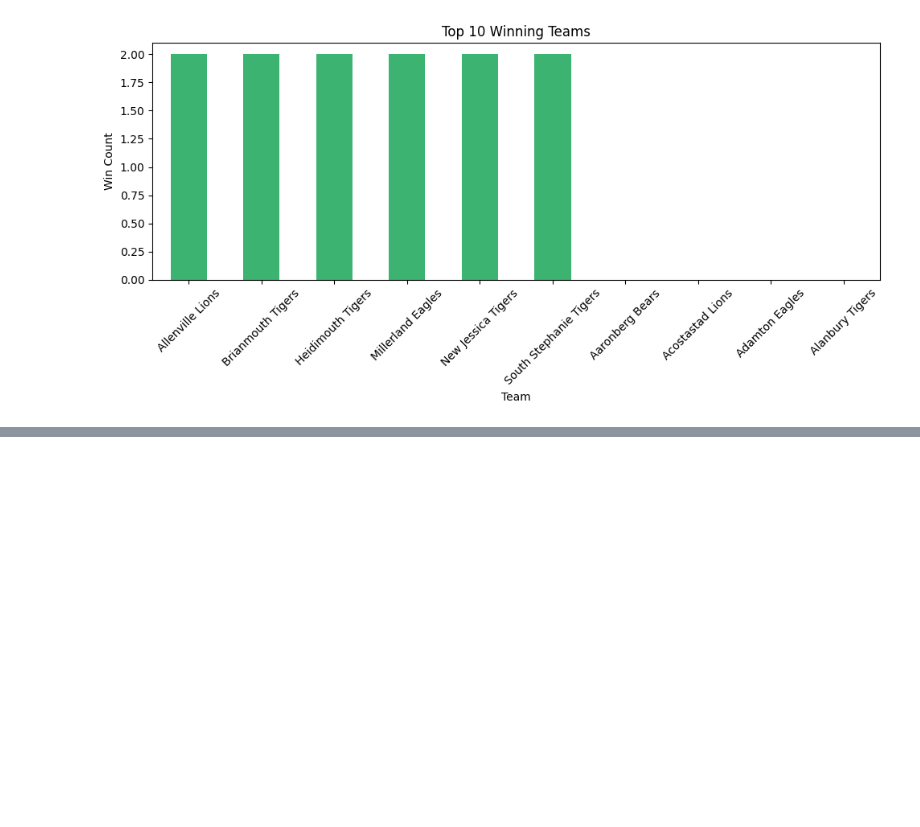
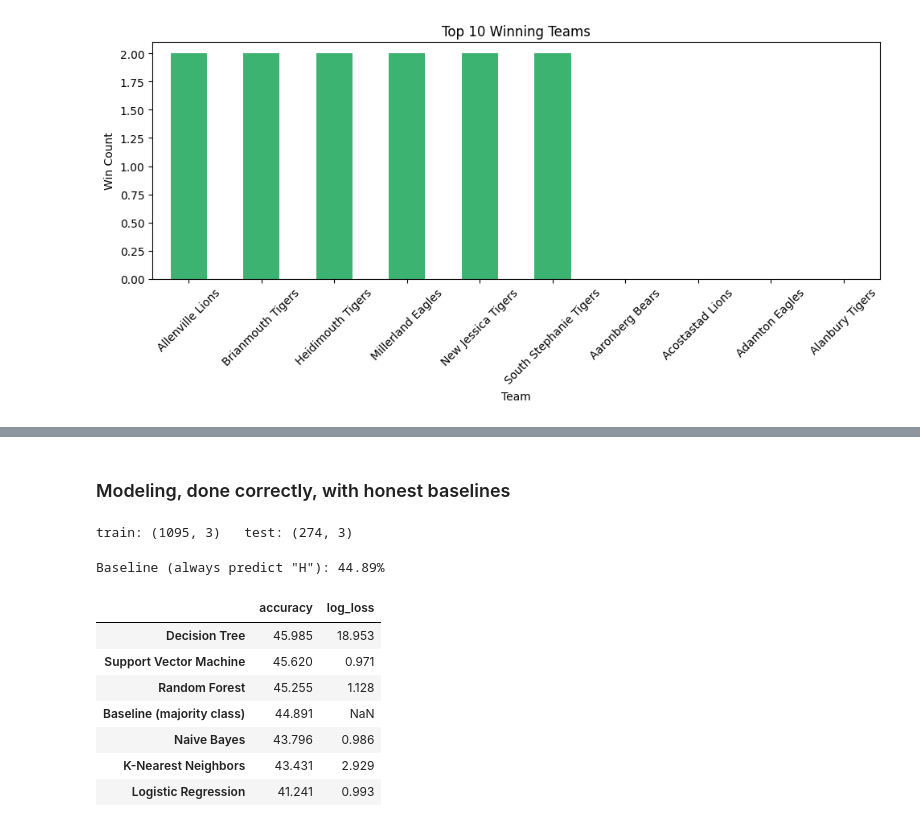
Before and after one commit to SilverKai13/Odds-Analysis-and-Prediction, a Jupyter notebook: oddsAI.ipynb, the cells around one changed output, grey strips where cells are left out. Saved outputs shown, nothing was run; the diff lists cells and outputs as text; code cells hidden in the pictures; blank space fills up the shorter version.

```diff
--- a/oddsAI.ipynb
+++ b/oddsAI.ipynb
@@ -251,0 +237,2 @@ plt.show()
+# %% [markdown]
+### Modeling, done correctly, with honest baselines
@@ -251,0 +249,50 @@ plt.show()
+# %%
+# Features: the odds only (the sole plausible signal). Median-impute the
+# missing values (Draw_Odds in particular is missing for most rows).
+features = ['Home_Team_Odds', 'Away_Team_Odds', 'Draw_Odds']
+X = df[features].fillna(df[features].median())
+y = df['Outcome']
+
+X_train, X_test, y_train, y_test = train_test_split(
+    X, y, test_size=0.2, random_state=42, stratify=y)
+
+print('train:', X_train.shape, '  test:', X_test.shape)
+# %% [output]
+train: (1095, 3)   test: (274, 3)
+# %%
+# Baseline 1: always predict the most common outcome (majority class).
+# This is the number every real model must beat to be worth anything.
+majority = DummyClassifier(strategy='most_frequent').fit(X_train, y_train)
+maj_acc = accuracy_score(y_test, majority.predict(X_test)) * 100
+print(f'Baseline (always predict "{y_train.mode()[0]}"): {maj_acc:.2f}%')
+# %% [output]
+Baseline (always predict "H"): 44.89%
+# %%
+models = {
+    'Logistic Regression': LogisticRegression(max_iter=1000),
+    'Decision Tree': DecisionTreeClassifier(random_state=42),
+    'Random Forest': RandomForestClassifier(random_state=42),
+    'Naive Bayes': GaussianNB(),
+    'K-Nearest Neighbors': KNeighborsClassifier(),
+    'Support Vector Machine': SVC(probability=True, random_state=42),
+}
+
+results = {}
+for name, model in models.items():
+    model.fit(X_train, y_train)
+    acc = accuracy_score(y_test, model.predict(X_test)) * 100
+    ll = log_loss(y_test, model.predict_proba(X_test))
+    results[name] = {'accuracy': acc, 'log_loss': ll}
+
+results_df = pd.DataFrame(results).T
+results_df.loc['Baseline (majority class)'] = [maj_acc, np.nan]
+results_df.round(3).sort_values('accuracy', ascending=False)
+# %% [output]
+|  | accuracy | log_loss |
+| Decision Tree | 45.985 | 18.953 |
+| Support Vector Machine | 45.620 | 0.971 |
+| Random Forest | 45.255 | 1.128 |
+| Baseline (majority class) | 44.891 | NaN |
+| Naive Bayes | 43.796 | 0.986 |
+| K-Nearest Neighbors | 43.431 | 2.929 |
+| Logistic Regression | 41.241 | 0.993 |
```
Also changed, not shown: parts of 15 cells of this notebook, 4 other files.
